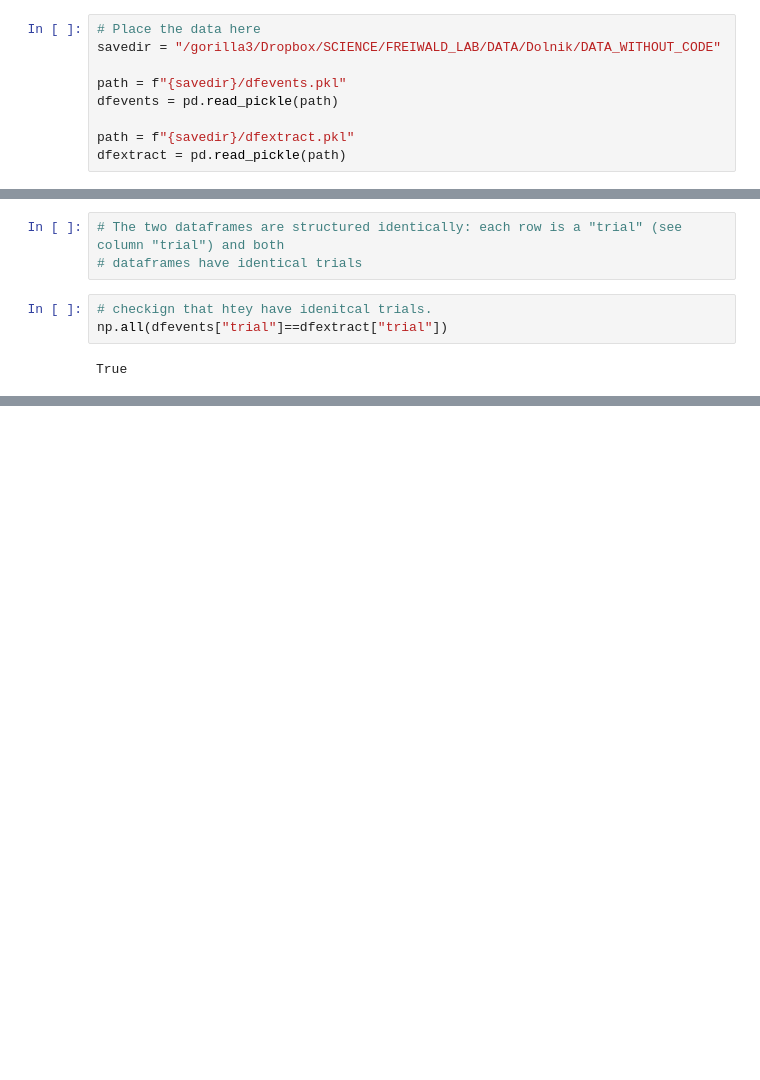
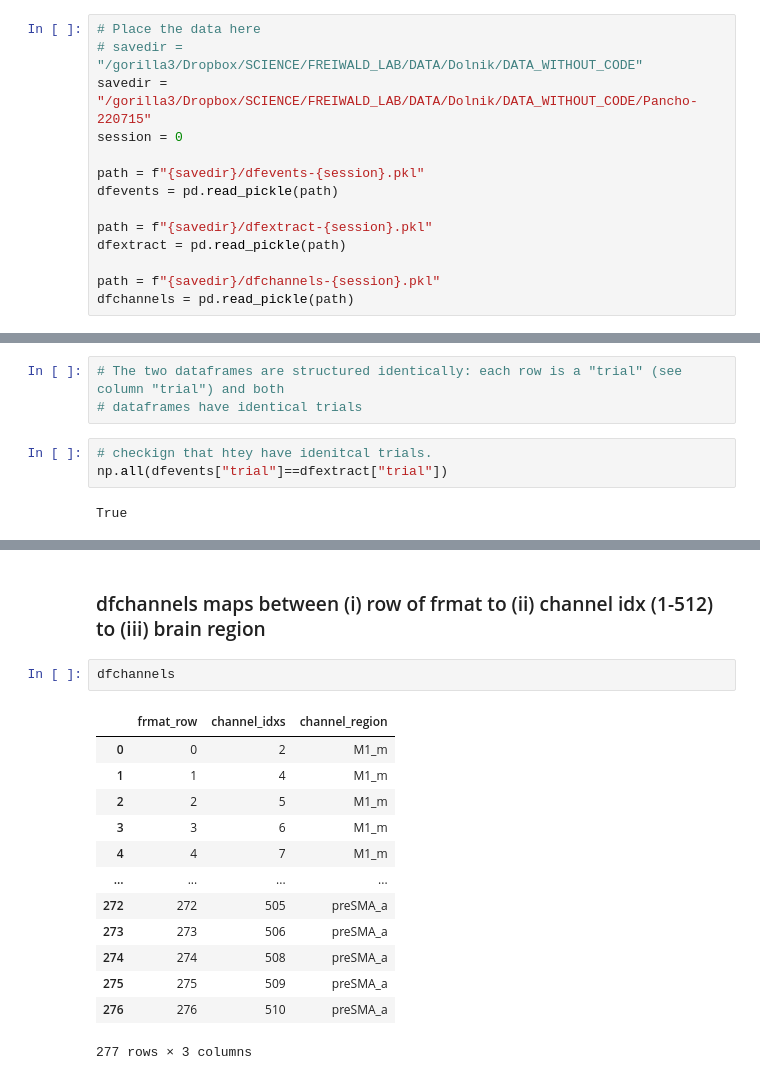
Before and after one commit to lucast4/neuralmonkey, a Jupyter notebook: neuralmonkey/notebooks/231104_neural_load_exported_data.ipynb, the cells around one changed output, grey strips where cells are left out. Saved outputs shown, nothing was run; the diff lists cells and outputs as text; blank space fills up the shorter version.

Commit message:
Extracting better data

```diff
--- a/neuralmonkey/notebooks/231104_neural_load_exported_data.ipynb
+++ b/neuralmonkey/notebooks/231104_neural_load_exported_data.ipynb
@@ -12,13 +12,18 @@ import matplotlib.pyplot as plt
 import pandas as pd
 # %%
 # Place the data here
-savedir = "/gorilla3/Dropbox/SCIENCE/FREIWALD_LAB/DATA/Dolnik/DATA_WITHOUT_CODE"
+# savedir = "/gorilla3/Dropbox/SCIENCE/FREIWALD_LAB/DATA/Dolnik/DATA_WITHOUT_CODE"
+savedir = "/gorilla3/Dropbox/SCIENCE/FREIWALD_LAB/DATA/Dolnik/DATA_WITHOUT_CODE/Pancho-220715"
+session = 0
 
-path = f"{savedir}/dfevents.pkl"
+path = f"{savedir}/dfevents-{session}.pkl"
 dfevents = pd.read_pickle(path)
 
-path = f"{savedir}/dfextract.pkl"
+path = f"{savedir}/dfextract-{session}.pkl"
 dfextract = pd.read_pickle(path)
+
+path = f"{savedir}/dfchannels-{session}.pkl"
+dfchannels = pd.read_pickle(path)
 # %% [markdown]
 # Overview of data
 # %% [markdown]
@@ -143,0 +180,18 @@ True
+# %% [markdown]
+### dfchannels maps between (i) row of frmat to (ii) channel idx (1-512) to (iii) brain region
+# %%
+dfchannels
+# %% [output]
+|  | frmat_row | channel_idxs | channel_region |
+| 0 | 0 | 2 | M1_m |
+| 1 | 1 | 4 | M1_m |
+| 2 | 2 | 5 | M1_m |
+| 3 | 3 | 6 | M1_m |
+| 4 | 4 | 7 | M1_m |
+| ... | ... | ... | ... |
+| 272 | 272 | 505 | preSMA_a |
+| 273 | 273 | 506 | preSMA_a |
+| 274 | 274 | 508 | preSMA_a |
+| 275 | 275 | 509 | preSMA_a |
+| 276 | 276 | 510 | preSMA_a |
+277 rows × 3 columns
```
Also changed, not shown: parts of 3 cells of this notebook, 1 other file.
